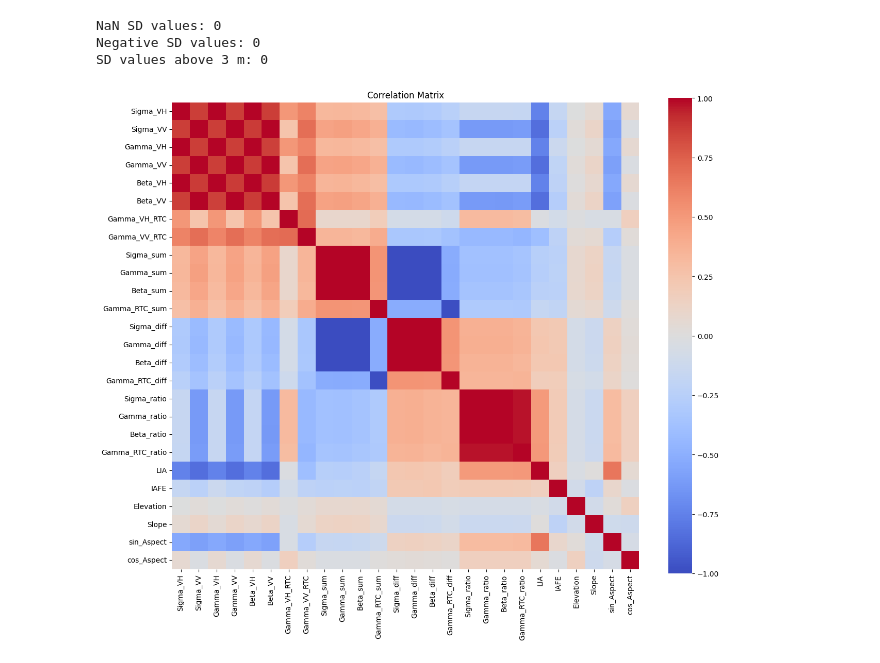
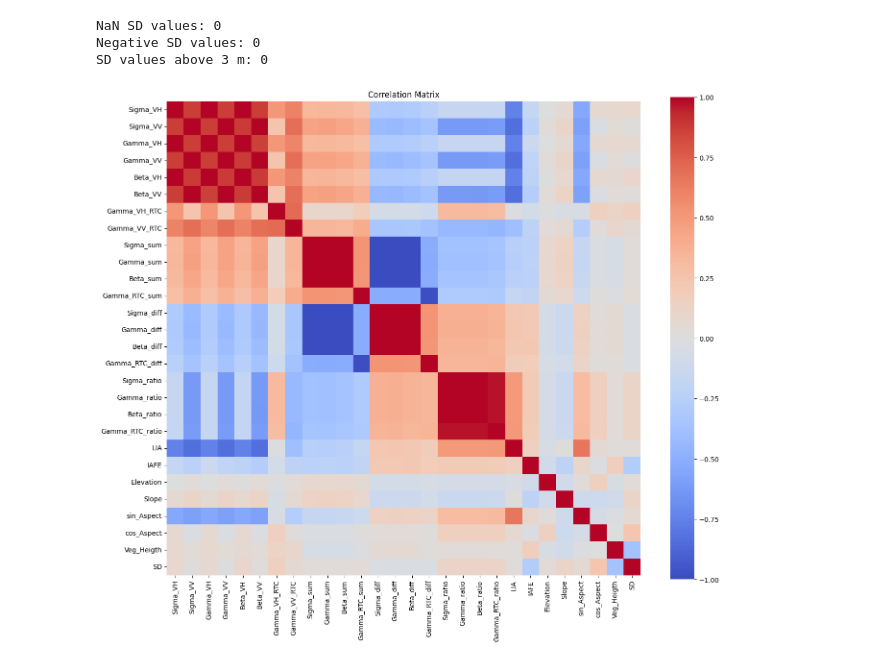
Before and after one commit to mathiasskauge/Mathias_Snowdepth, a Jupyter notebook: data_inspection.ipynb, the cells around one changed output. Cells and saved outputs as stored; diff of their text form; code cells hidden in the pictures.

```diff
--- a/data_inspection.ipynb
+++ b/data_inspection.ipynb
@@ -152,21 +155,19 @@ NaN SD values: 0
 Negative SD values: 0
 SD values above 3 m: 0
 # %%
-import matplotlib.pyplot as plt
-import seaborn as sns
-
+# Plot Correlation Matrix
 variables = [c for c in df.select_dtypes(include=[np.number]).columns
-             if c not in ('row','col','SD')]
+             if c not in ('row','col')]
 
 X = df[variables].replace([np.inf, -np.inf], np.nan)
 corr = X.corr()
 
 plt.figure(figsize=(max(8, 0.5*len(variables)), max(6, 0.5*len(variables))))
 sns.heatmap(corr, annot=len(variables)<=15, fmt='.2f',
             cmap='coolwarm', vmin=-1, vmax=1, square=True,
             cbar_kws={'shrink': .75})
 plt.title('Correlation Matrix')
 plt.tight_layout()
 plt.show()
 # %% [output]
-[figure, old version]
+[figure, new version]
```
Also changed, not shown: parts of 6 cells of this notebook, 4 other files.
